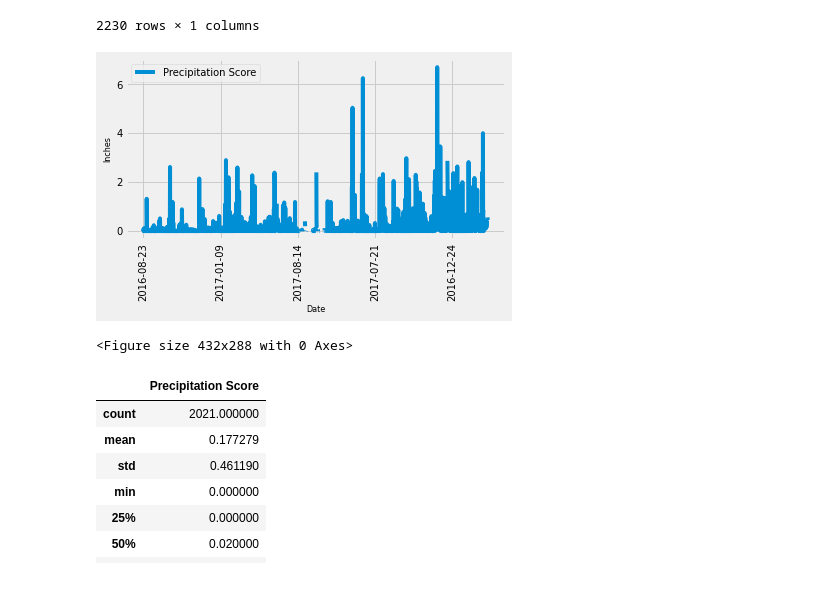
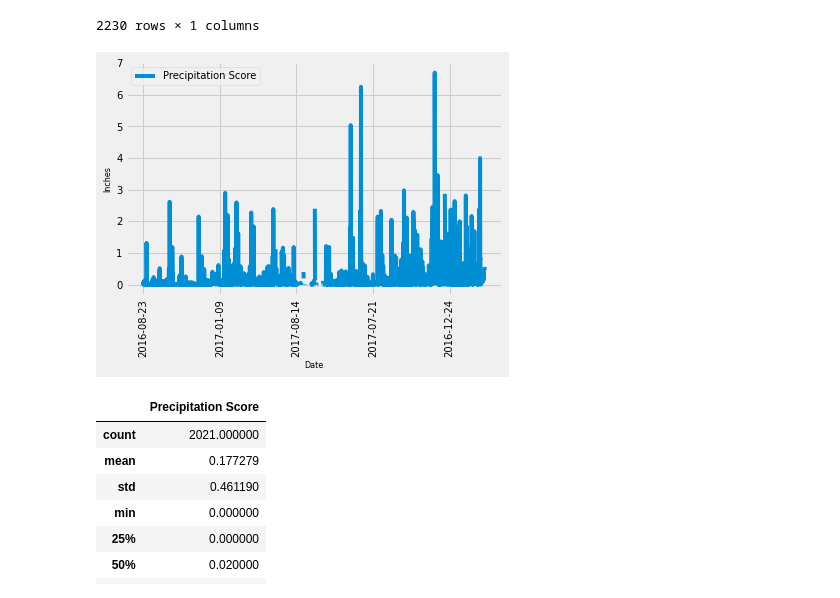
Before and after one commit to aditirai3/sqlalchemy-challenge, a Jupyter notebook: climate_starter.ipynb, the cells around one changed output. Saved outputs shown, nothing was run; the diff lists cells and outputs as text; code cells hidden in the pictures.

```diff
--- a/climate_starter.ipynb
+++ b/climate_starter.ipynb
@@ -118,16 +118,13 @@ precip.sort_index(ascending=False)
 2230 rows × 1 columns
 # %%
 # Use Pandas Plotting with Matplotlib to plot the data
-precip.plot(rot=90, fontsize=10)
+ax = precip.plot(rot=90, fontsize=10)
 plt.legend(prop={'size': 10})
-plt.xlabel('Date', fontsize=8)
-plt.ylabel('Inches', fontsize=8)
-plt.tight_layout()
-plt.show()
+ax.set_xlabel('Date', fontsize=8)
+ax.set_ylabel('Inches', fontsize=8)
 plt.savefig('Images/Precipitation.png')
 # %% [output]
-[figure, old version]
+[figure, new version]
-<Figure size 432x288 with 0 Axes>
 # %%
 # Use Pandas to calcualte the summary statistics for the precipitation data
 summary = precip.describe()
```
Also changed, not shown: parts of 2 cells of this notebook, 1 other file.
